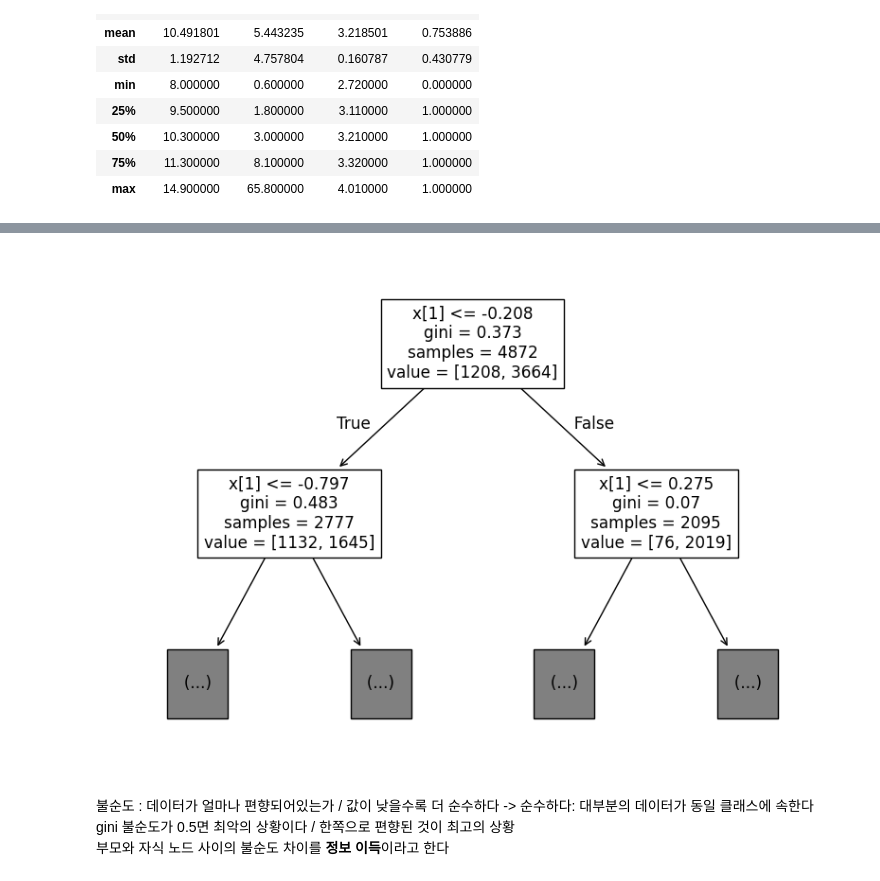
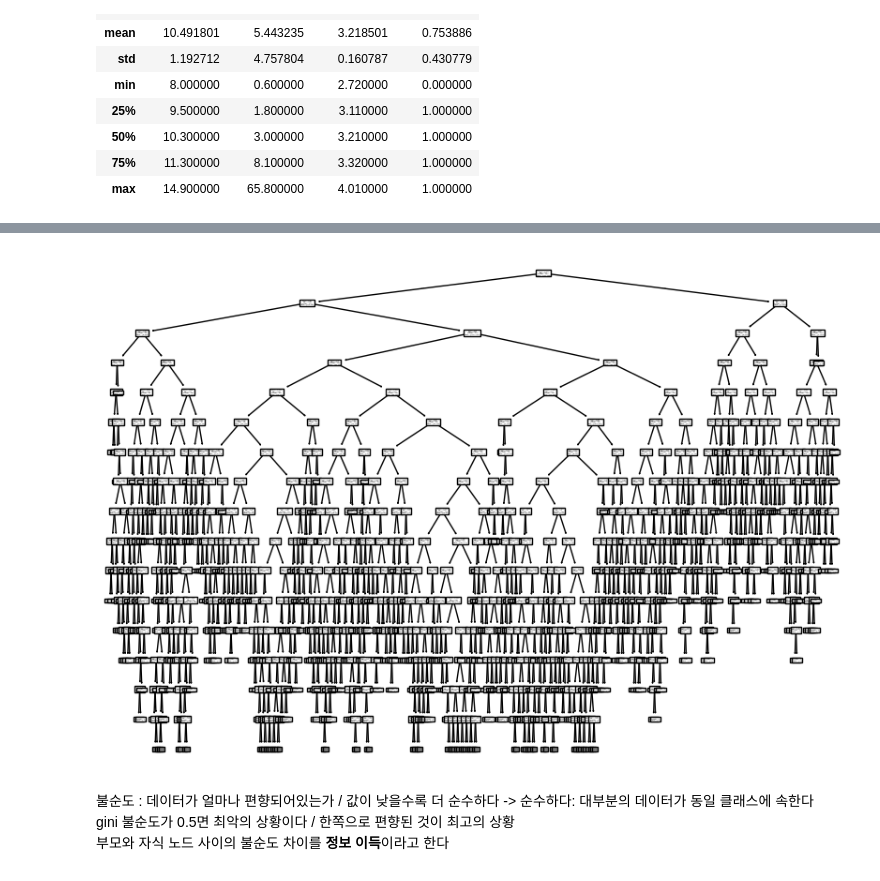
Before and after one commit to Chojungseok/ML, a Jupyter notebook: 5-1.ipynb, the cells around one changed output, grey strips where cells are left out. Drawn from its saved outputs; the diff is of its cells as text; code cells hidden in the pictures.

```diff
--- a/5-1.ipynb
+++ b/5-1.ipynb
@@ -104,14 +104,14 @@ print(dt.score(test_scaled, test_target))
 # %%
 import matplotlib.pyplot as plt
 from sklearn.tree import plot_tree
 
 plt.figure(figsize=(10,7))
-plot_tree(dt, max_depth= 1)
+plot_tree(dt, max_depth=15)
 plt.show()
 
 #### decision tree에서는 정규화를 굳이 할 필요는 없다
 # %% [output]
-[figure, old version]
+[figure, new version]
 # %% [markdown]
 불순도 : 데이터가 얼마나 편향되어있는가 / 값이 낮을수록 더 순수하다 -> 순수하다: 대부분의 데이터가 동일 클래스에 속한다
 gini 불순도가 0.5면 최악의 상황이다 / 한쪽으로 편향된 것이 최고의 상황
```
Also changed, not shown: parts of 2 cells of this notebook, 5 other files.
